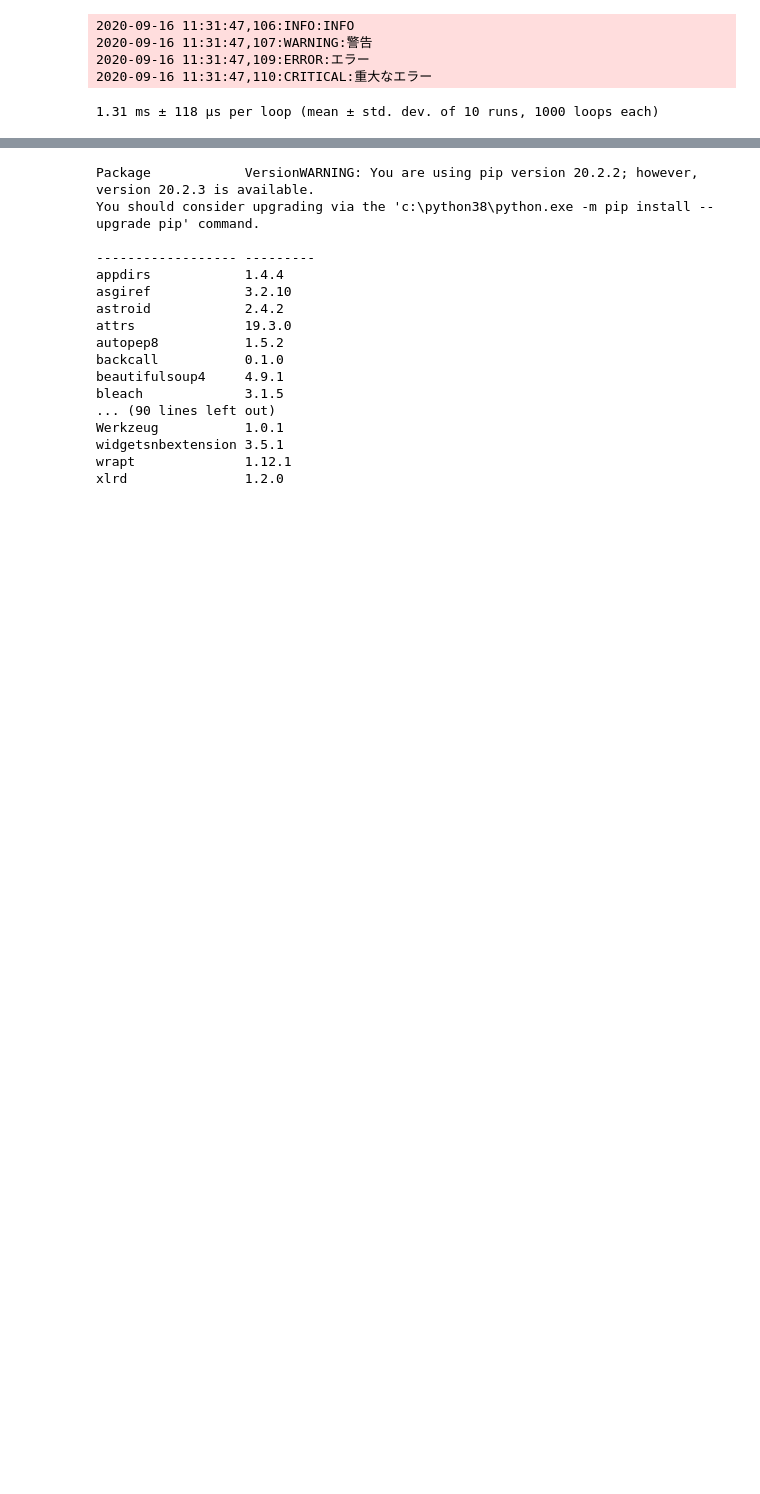
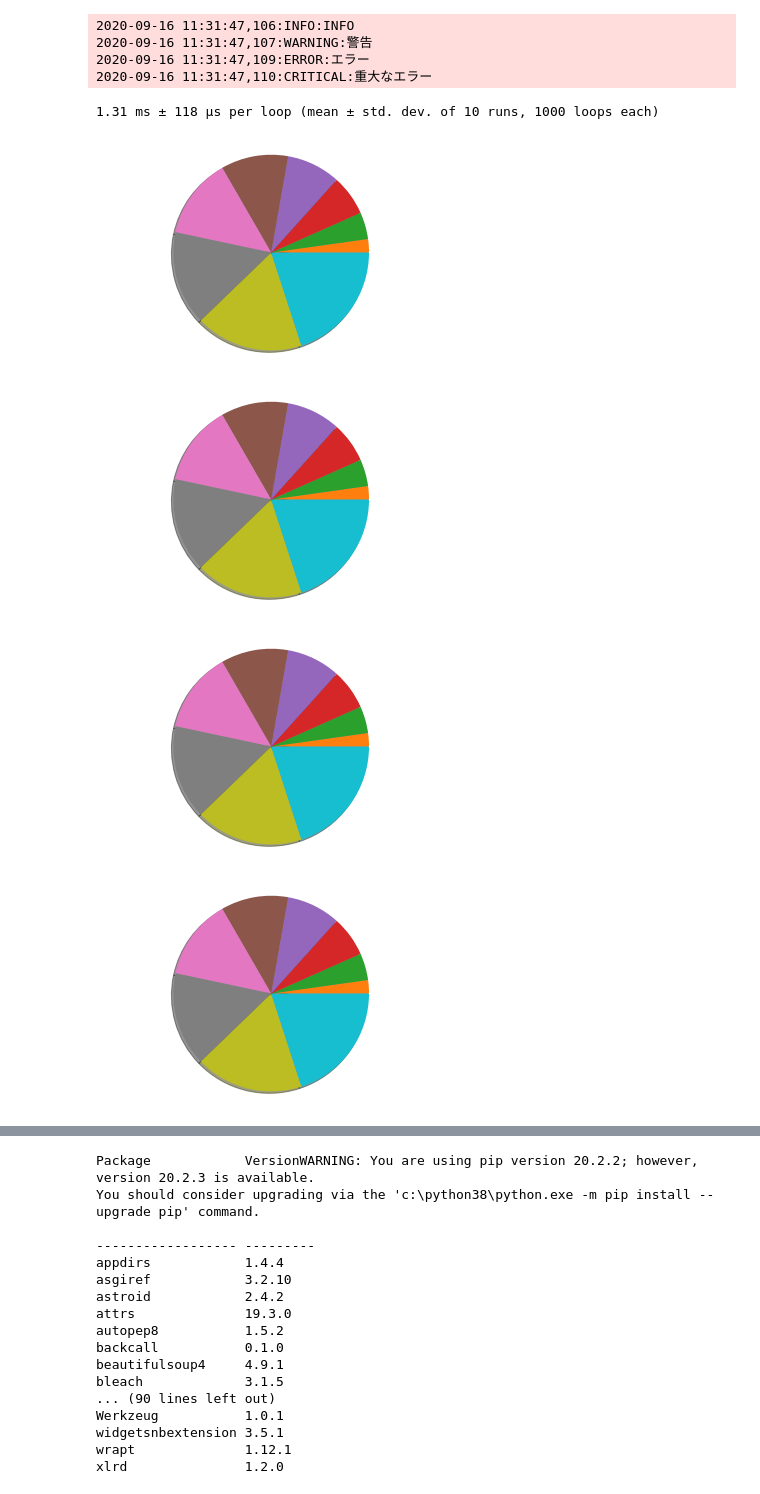
Before and after one commit to johnhuzhy/MyPythonExam, a Jupyter notebook: dataScientist/lastExec.ipynb, the cells around one changed output, grey strips where cells are left out. Drawn from its saved outputs; the diff is of its cells as text; code cells hidden in the pictures; blank space fills up the shorter version.

```diff
--- a/dataScientist/lastExec.ipynb
+++ b/dataScientist/lastExec.ipynb
@@ -37,3 +38,17 @@ lg.critical('重大なエラー')
 %timeit -n 1000 -r 10 [x*x for x in range(10000)]
 # %% [output]
 1.31 ms ± 118 µs per loop (mean ± std. dev. of 10 runs, 1000 loops each)
+# %%
+%%timeit
+
+x = np.arange(10)
+fig, ax = plt.subplots()
+ax.pie(x, shadow=True)
+ax.axis('equal')
+
+plt.show()
+# %% [output]
+[figure, added]
+[figure, added]
+[figure, added]
+[figure, added]
```
Also changed, not shown: parts of 4 cells of this notebook, 1 other file.
